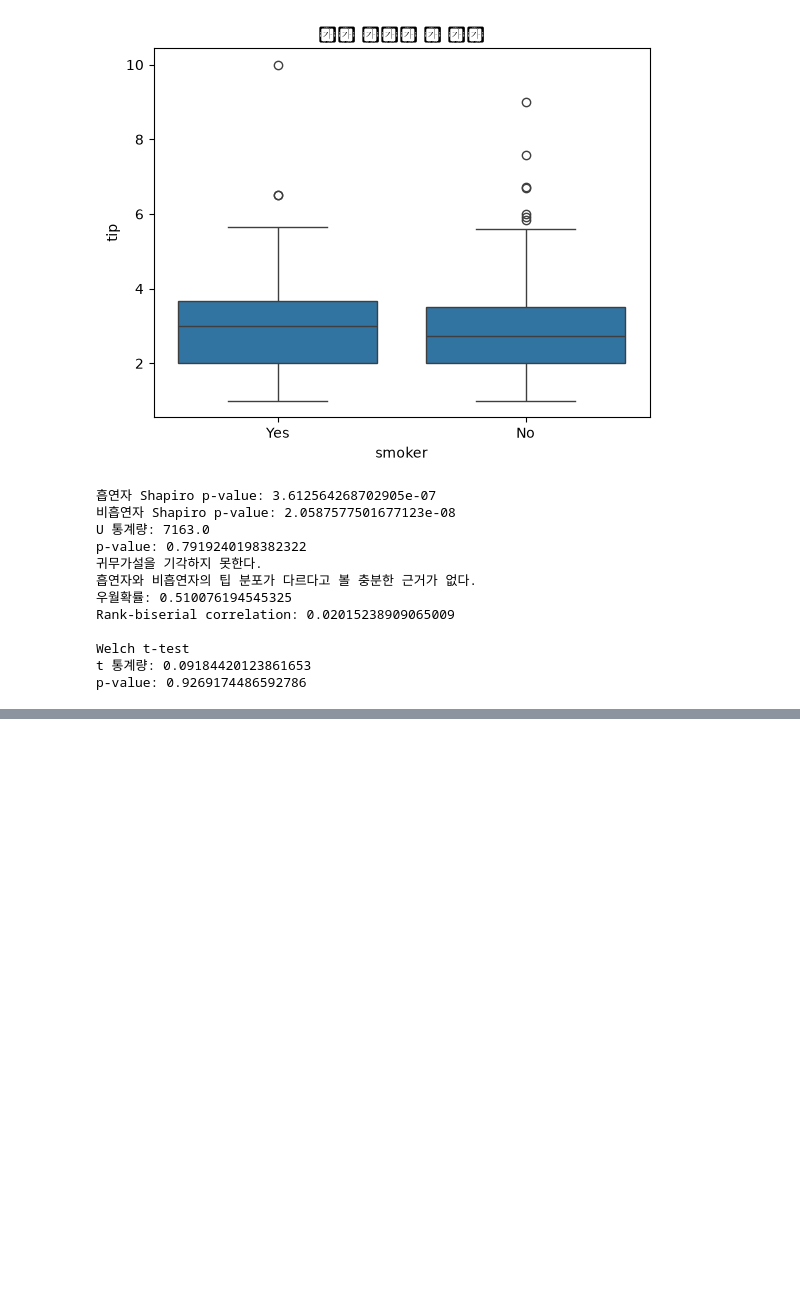
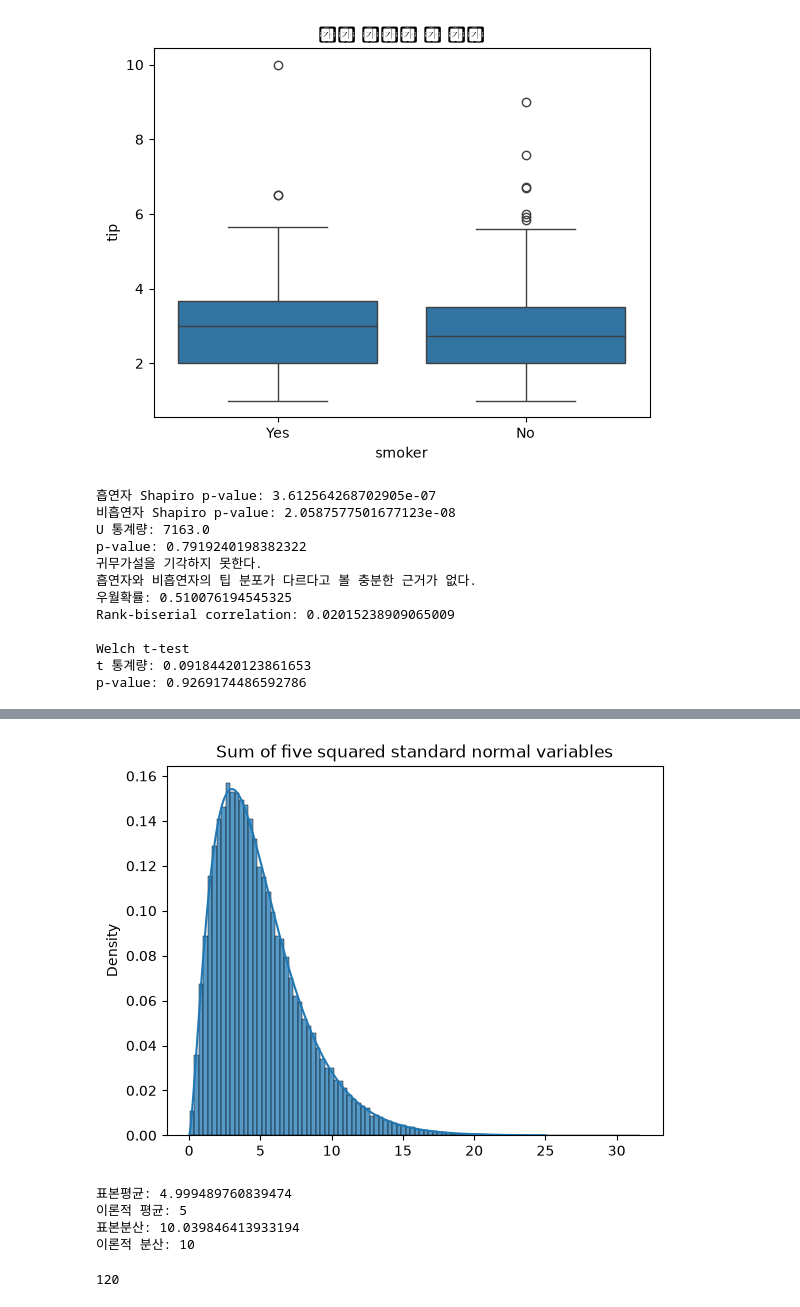
Before and after one commit to Kimchi-2025/big0611, a Jupyter notebook: py/stats.ipynb, the cells around one changed output, grey strips where cells are left out. Drawn from its saved outputs; the diff is of its cells as text; code cells hidden in the pictures; blank space fills up the shorter version.

```diff
--- a/py/stats.ipynb
+++ b/py/stats.ipynb
@@ -2714,0 +2777,11 @@ p-value: 0.9269174486592786
+# %%
+z = rng.normal(
+    loc=0,
+    scale=1,
+    size=(100000, 5)
+)
+
+chi_square_5 = np.sum(
+    z ** 2,
+    axis=1
+)
@@ -2714,0 +2804,47 @@ p-value: 0.9269174486592786
+# %%
+sns.histplot(
+    chi_square_5,
+    bins=100,
+    stat="density"
+)
+
+x = np.linspace(0, 25, 500)
+
+plt.plot(
+    x,
+    stats.chi2.pdf(x, df=5)
+)
+
+plt.title("Sum of five squared standard normal variables")
+plt.show()
+# %% [output]
+[figure, added]
+# %%
+print(
+    "표본평균:",
+    chi_square_5.mean()
+)
+
+print(
+    "이론적 평균:",
+    5
+)
+
+print(
+    "표본분산:",
+    chi_square_5.var()
+)
+
+print(
+    "이론적 분산:",
+    2 * 5
+)
+# %% [output]
+표본평균: 4.999489760839474
+이론적 평균: 5
+표본분산: 10.039846413933194
+이론적 분산: 10
+# %%
+14+18+20+22+24+22
+# %% [output]
+120
```
Also changed, not shown: parts of 13 cells of this notebook.
